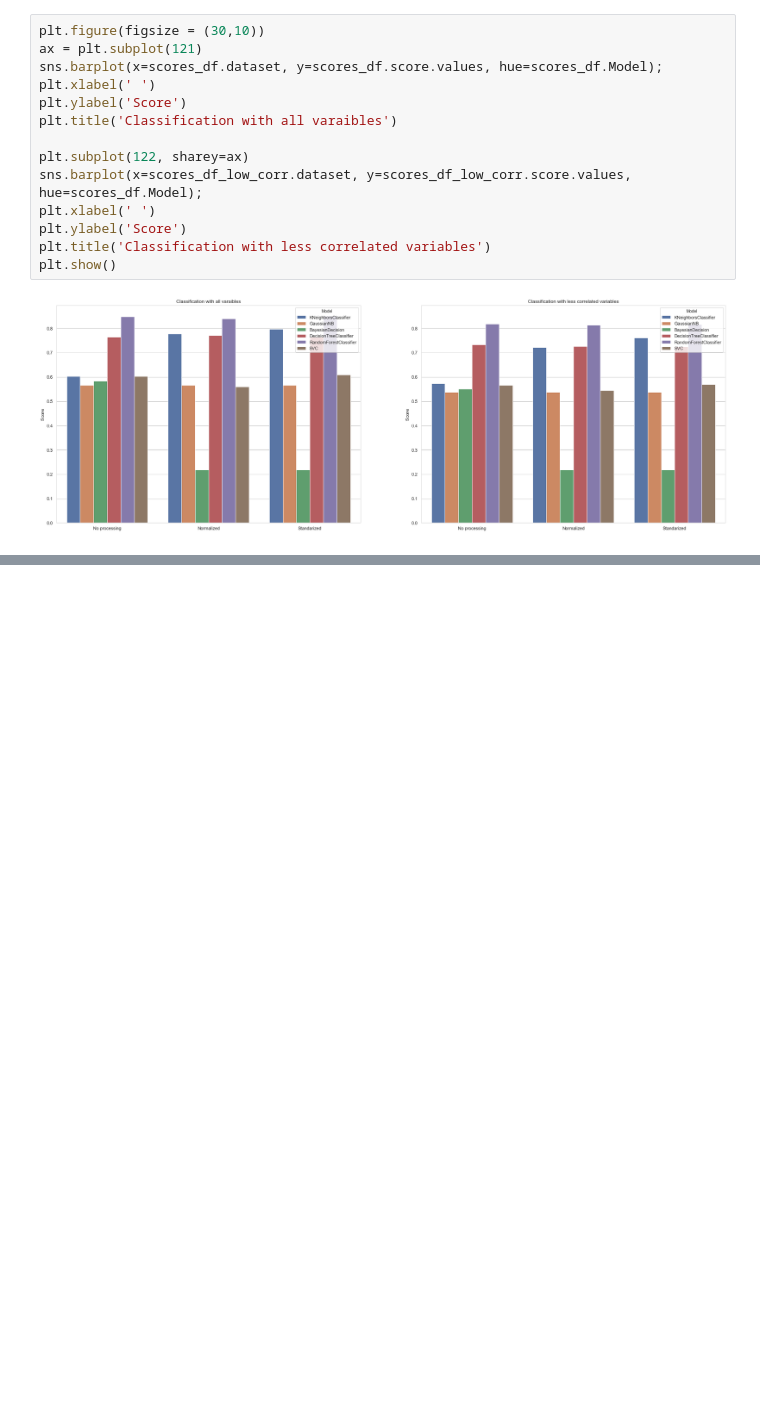
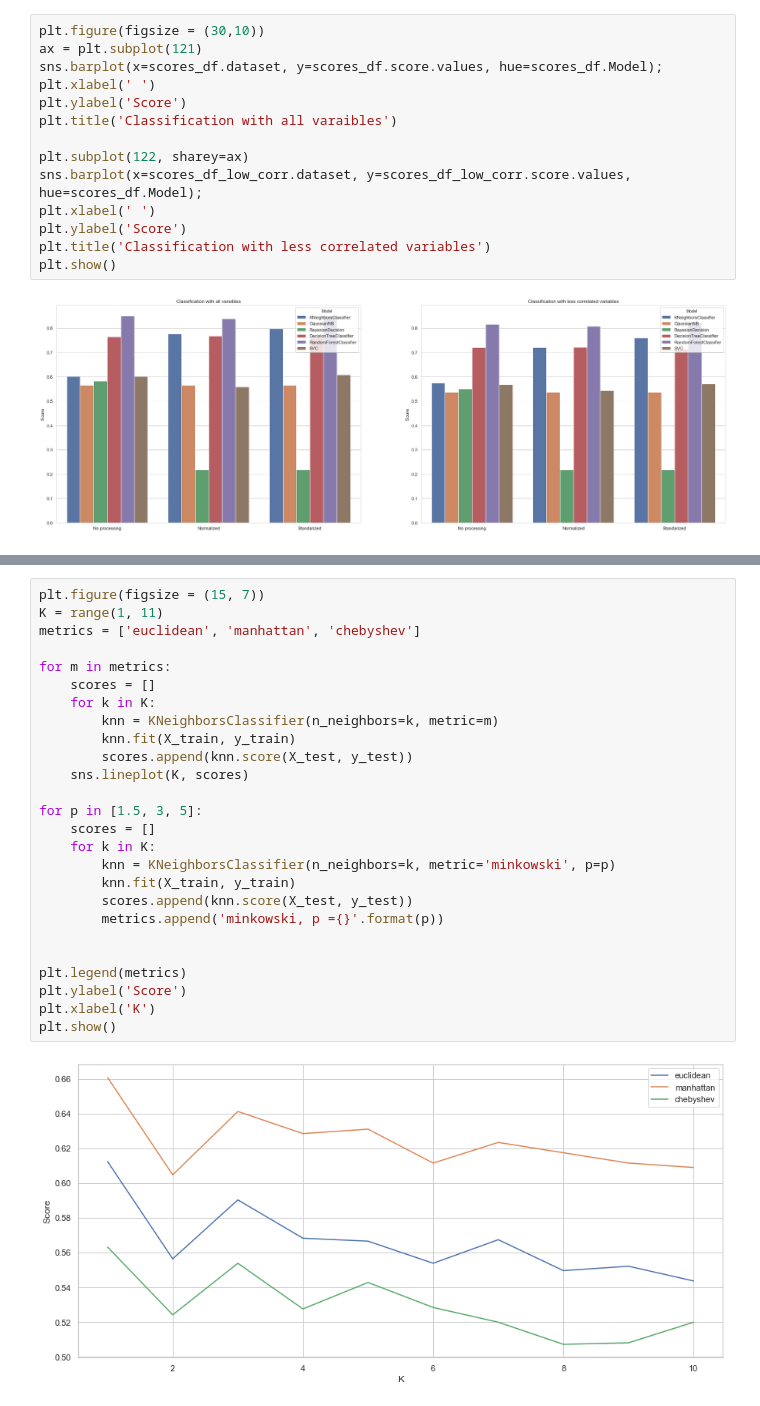
Before and after one commit to gurpreetsinghwalia55/TMD, a Jupyter notebook: Notebook.ipynb, the cells around one changed output, grey strips where cells are left out. Cells and saved outputs as stored; diff of their text form; blank space fills up the shorter version.

```diff
--- a/Notebook.ipynb
+++ b/Notebook.ipynb
@@ -390,0 +422,28 @@ plt.show()
+# %%
+plt.figure(figsize = (15, 7))
+K = range(1, 11)
+metrics = ['euclidean', 'manhattan', 'chebyshev']
+
+for m in metrics:
+    scores = []
+    for k in K:
+        knn = KNeighborsClassifier(n_neighbors=k, metric=m)
+        knn.fit(X_train, y_train)
+        scores.append(knn.score(X_test, y_test))
+    sns.lineplot(K, scores)
+
+for p in [1.5, 3, 5]:
+    scores = []
+    for k in K:
+        knn = KNeighborsClassifier(n_neighbors=k, metric='minkowski', p=p)
+        knn.fit(X_train, y_train)
+        scores.append(knn.score(X_test, y_test))
+        metrics.append('minkowski, p ={}'.format(p))
+
+
+plt.legend(metrics)
+plt.ylabel('Score')
+plt.xlabel('K')
+plt.show()
+# %% [output]
+[figure, added]
```
Also changed, not shown: parts of 13 cells of this notebook.
